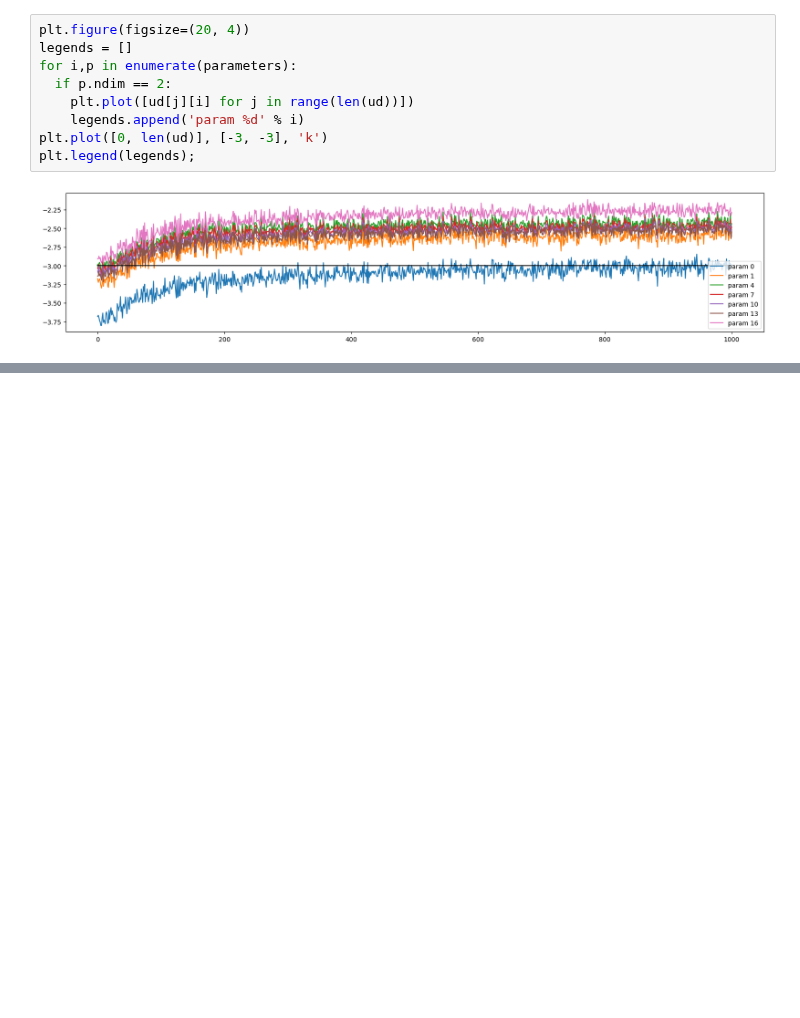
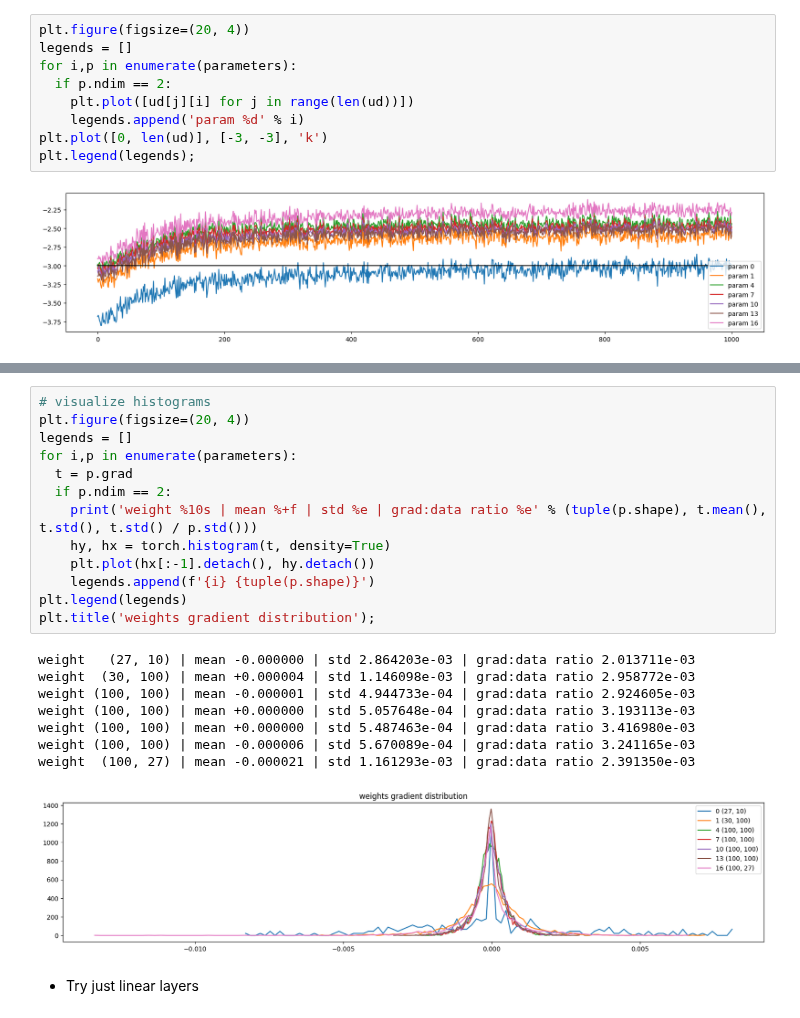
Before and after one commit to dominiksakic/zero_to_hero, a Jupyter notebook: experiments_grad_activations.ipynb, the cells around one changed output, grey strips where cells are left out. Cells and saved outputs as stored; diff of their text form; blank space fills up the shorter version.

Commit message:
feat: experiment with linear layers only

```diff
--- a/experiments_grad_activations.ipynb
+++ b/experiments_grad_activations.ipynb
@@ -263,0 +458,24 @@ plt.legend(legends);
+# %%
+# visualize histograms
+plt.figure(figsize=(20, 4))
+legends = []
+for i,p in enumerate(parameters):
+  t = p.grad
+  if p.ndim == 2:
+    print('weight %10s | mean %+f | std %e | grad:data ratio %e' % (tuple(p.shape), t.mean(), t.std(), t.std() / p.std()))
+    hy, hx = torch.histogram(t, density=True)
+    plt.plot(hx[:-1].detach(), hy.detach())
+    legends.append(f'{i} {tuple(p.shape)}')
+plt.legend(legends)
+plt.title('weights gradient distribution');
+# %% [output]
+weight   (27, 10) | mean -0.000000 | std 2.864203e-03 | grad:data ratio 2.013711e-03
+weight  (30, 100) | mean +0.000004 | std 1.146098e-03 | grad:data ratio 2.958772e-03
+weight (100, 100) | mean -0.000001 | std 4.944733e-04 | grad:data ratio 2.924605e-03
+weight (100, 100) | mean +0.000000 | std 5.057648e-04 | grad:data ratio 3.193113e-03
+weight (100, 100) | mean +0.000000 | std 5.487463e-04 | grad:data ratio 3.416980e-03
+weight (100, 100) | mean -0.000006 | std 5.670089e-04 | grad:data ratio 3.241165e-03
+weight  (100, 27) | mean -0.000021 | std 1.161293e-03 | grad:data ratio 2.391350e-03
+[figure, added]
+# %% [markdown]
+- Try just linear layers
```
Also changed, not shown: parts of 11 cells of this notebook.
